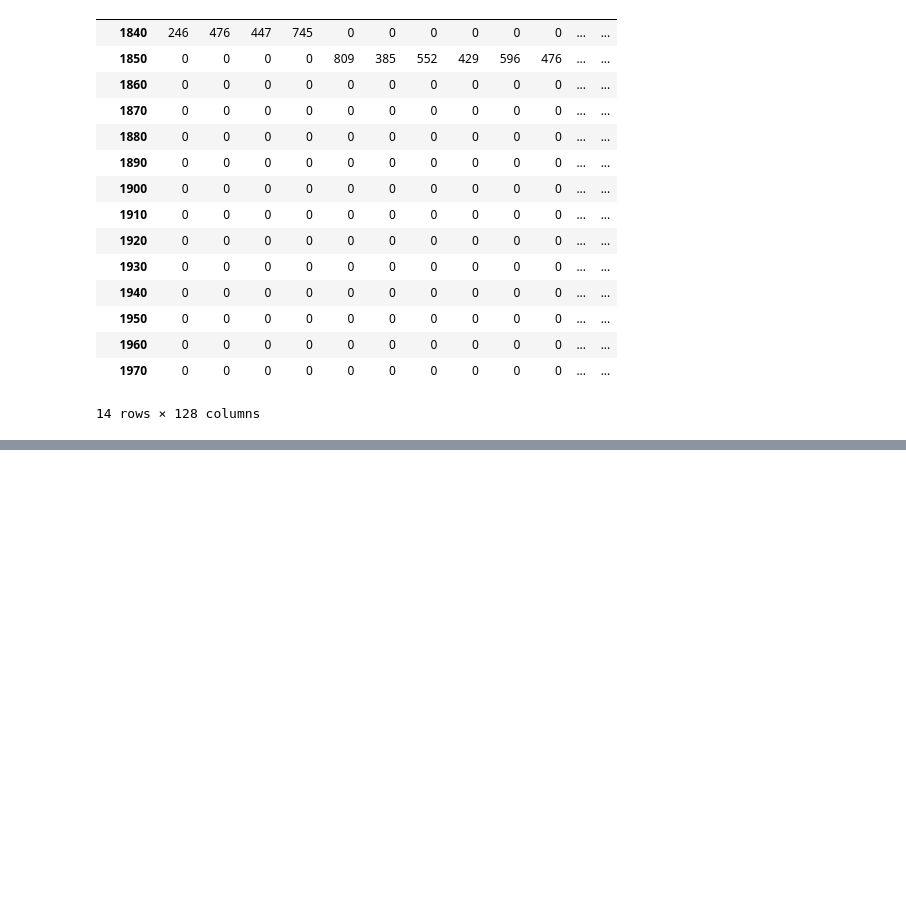
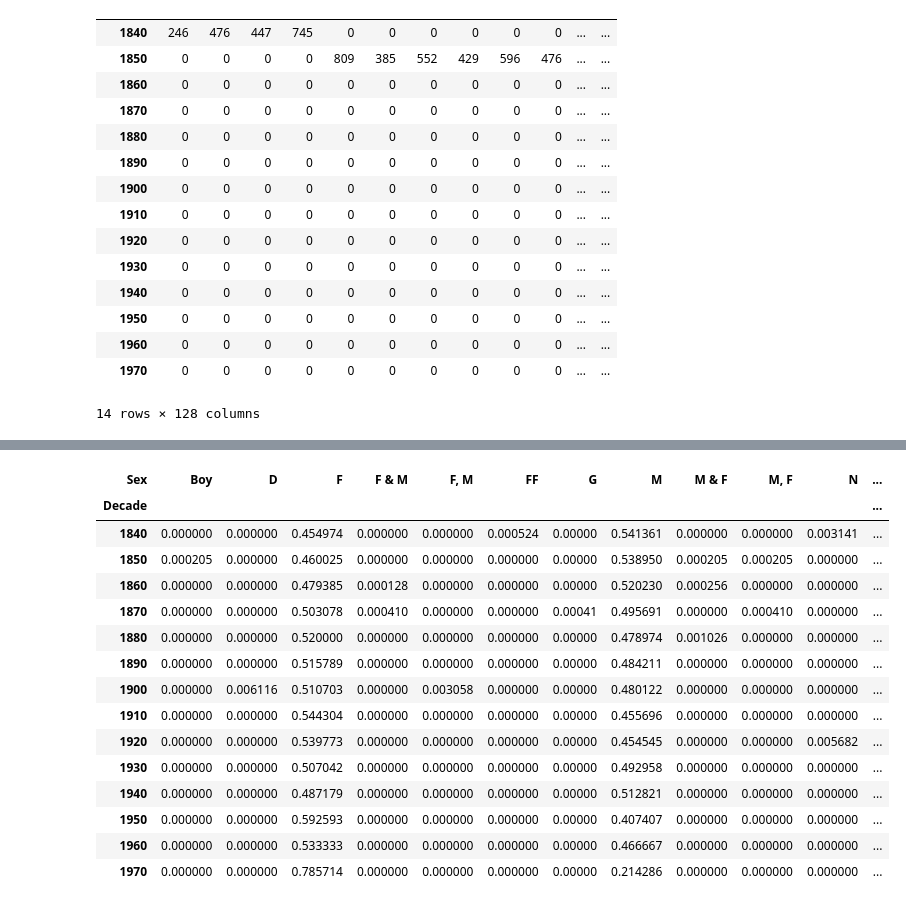
Before and after one commit to NSS-Data-Analytics-Cohort-10/advanced-pandas-aaron-hollinger, a Jupyter notebook: notebooks/advanced_pandas_a_hollinger.ipynb, the cells around one changed output, grey strips where cells are left out. Drawn from its saved outputs; the diff is of its cells as text; code cells hidden in the pictures; blank space fills up the shorter version.

```diff
--- a/notebooks/advanced_pandas_a_hollinger.ipynb
+++ b/notebooks/advanced_pandas_a_hollinger.ipynb
@@ -390,0 +406,21 @@ city_clean_final_check
+# %%
+city_clean_male_female = pd.crosstab(city_clean_final['Decade'], city_clean_final['Sex'], normalize='index')
+# %%
+city_clean_male_female
+# %% [output]
+| Sex | Boy | D | F | F & M | F, M | FF | G | M | M & F | M, F | N | ... |
+| Decade |  |  |  |  |  |  |  |  |  |  |  | ... |
+| 1840 | 0.000000 | 0.000000 | 0.454974 | 0.000000 | 0.000000 | 0.000524 | 0.00000 | 0.541361 | 0.000000 | 0.000000 | 0.003141 | ... |
+| 1850 | 0.000205 | 0.000000 | 0.460025 | 0.000000 | 0.000000 | 0.000000 | 0.00000 | 0.538950 | 0.000205 | 0.000205 | 0.000000 | ... |
+| 1860 | 0.000000 | 0.000000 | 0.479385 | 0.000128 | 0.000000 | 0.000000 | 0.00000 | 0.520230 | 0.000256 | 0.000000 | 0.000000 | ... |
+| 1870 | 0.000000 | 0.000000 | 0.503078 | 0.000410 | 0.000000 | 0.000000 | 0.00041 | 0.495691 | 0.000000 | 0.000410 | 0.000000 | ... |
+| 1880 | 0.000000 | 0.000000 | 0.520000 | 0.000000 | 0.000000 | 0.000000 | 0.00000 | 0.478974 | 0.001026 | 0.000000 | 0.000000 | ... |
+| 1890 | 0.000000 | 0.000000 | 0.515789 | 0.000000 | 0.000000 | 0.000000 | 0.00000 | 0.484211 | 0.000000 | 0.000000 | 0.000000 | ... |
+| 1900 | 0.000000 | 0.006116 | 0.510703 | 0.000000 | 0.003058 | 0.000000 | 0.00000 | 0.480122 | 0.000000 | 0.000000 | 0.000000 | ... |
+| 1910 | 0.000000 | 0.000000 | 0.544304 | 0.000000 | 0.000000 | 0.000000 | 0.00000 | 0.455696 | 0.000000 | 0.000000 | 0.000000 | ... |
+| 1920 | 0.000000 | 0.000000 | 0.539773 | 0.000000 | 0.000000 | 0.000000 | 0.00000 | 0.454545 | 0.000000 | 0.000000 | 0.005682 | ... |
+| 1930 | 0.000000 | 0.000000 | 0.507042 | 0.000000 | 0.000000 | 0.000000 | 0.00000 | 0.492958 | 0.000000 | 0.000000 | 0.000000 | ... |
+| 1940 | 0.000000 | 0.000000 | 0.487179 | 0.000000 | 0.000000 | 0.000000 | 0.00000 | 0.512821 | 0.000000 | 0.000000 | 0.000000 | ... |
+| 1950 | 0.000000 | 0.000000 | 0.592593 | 0.000000 | 0.000000 | 0.000000 | 0.00000 | 0.407407 | 0.000000 | 0.000000 | 0.000000 | ... |
+| 1960 | 0.000000 | 0.000000 | 0.533333 | 0.000000 | 0.000000 | 0.000000 | 0.00000 | 0.466667 | 0.000000 | 0.000000 | 0.000000 | ... |
+| 1970 | 0.000000 | 0.000000 | 0.785714 | 0.000000 | 0.000000 | 0.000000 | 0.00000 | 0.214286 | 0.000000 | 0.000000 | 0.000000 | ... |
```
Also changed, not shown: parts of 23 cells of this notebook.
